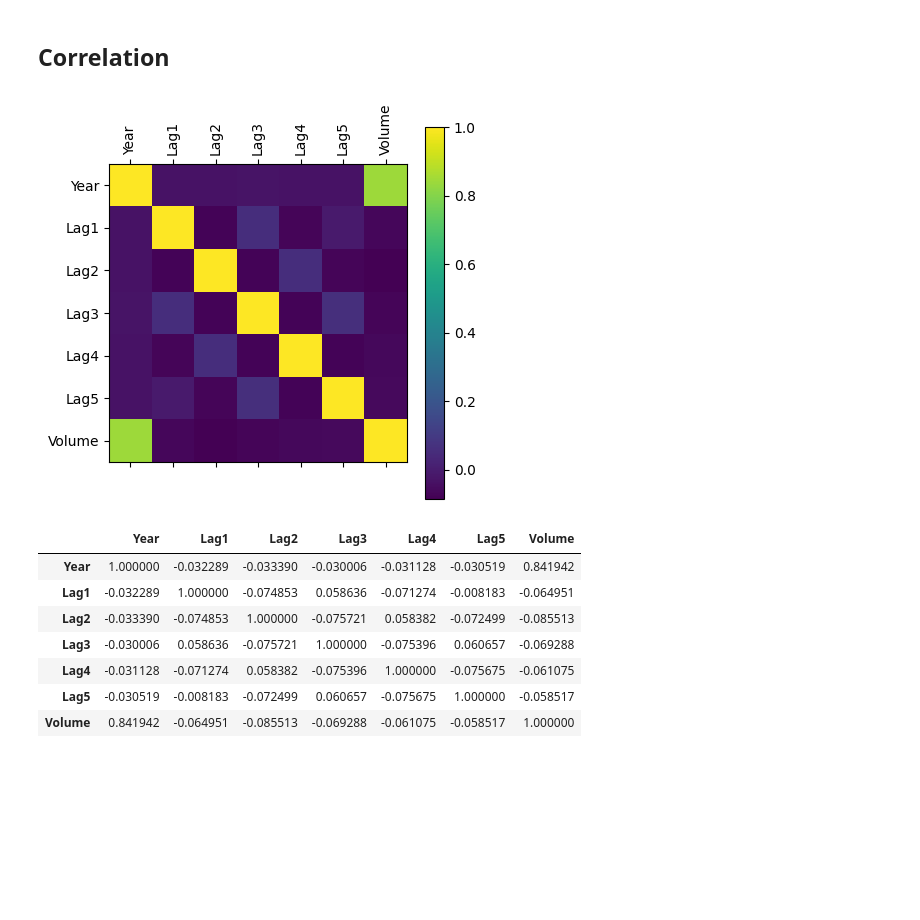
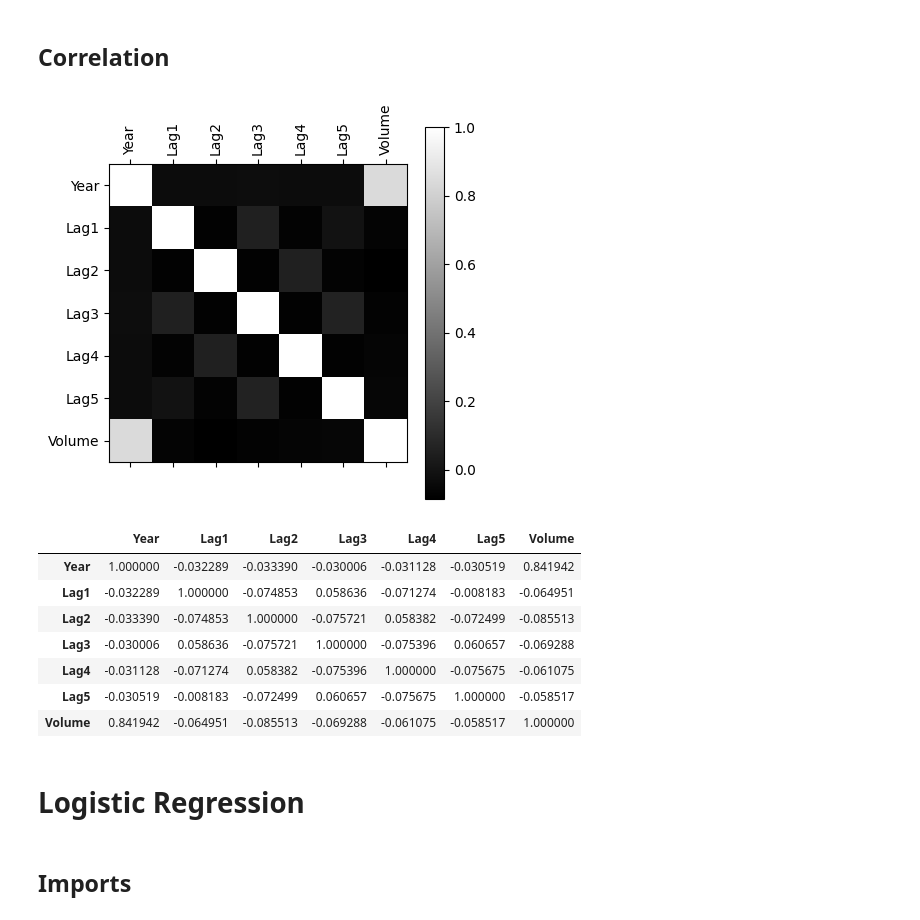
Before and after one commit to xXKeNdAmAmAsTeRXx/ISLP_labs, a Jupyter notebook: applied-Tasks/Classification/task13_weekly.ipynb, the cells around one changed output. Cells and saved outputs as stored; diff of their text form; code cells hidden in the pictures; blank space fills up the shorter version.

Commit message:
WIP: Logistic Regression

```diff
--- a/applied-Tasks/Classification/task13_weekly.ipynb
+++ b/applied-Tasks/Classification/task13_weekly.ipynb
@@ -88,16 +89,16 @@ array([[<Axes: xlabel='Year', ylabel='Year'>,
 # %%
 names = Data.columns[:7]
 corr_mtx = (Data[names]).corr(method='pearson')
-plt.matshow(corr_mtx)
+plt.matshow(corr_mtx, cmap="grey")
 plt.colorbar()
 
 plt.xticks(range(len(names)), names, rotation=90)
 plt.yticks(range(len(names)), names)
 plt.show()
 
 corr_mtx
 # %% [output]
-[figure, old version]
+[figure, new version]
 |  | Year | Lag1 | Lag2 | Lag3 | Lag4 | Lag5 | Volume |
 | Year | 1.000000 | -0.032289 | -0.033390 | -0.030006 | -0.031128 | -0.030519 | 0.841942 |
 | Lag1 | -0.032289 | 1.000000 | -0.074853 | 0.058636 | -0.071274 | -0.008183 | -0.064951 |
@@ -106,3 +107,7 @@ corr_mtx
 | Lag4 | -0.031128 | -0.071274 | 0.058382 | -0.075396 | 1.000000 | -0.075675 | -0.061075 |
 | Lag5 | -0.030519 | -0.008183 | -0.072499 | 0.060657 | -0.075675 | 1.000000 | -0.058517 |
 | Volume | 0.841942 | -0.064951 | -0.085513 | -0.069288 | -0.061075 | -0.058517 | 1.000000 |
+# %% [markdown]
+# Logistic Regression
+# %% [markdown]
+## Imports
```
Also changed, not shown: parts of 4 cells of this notebook.
